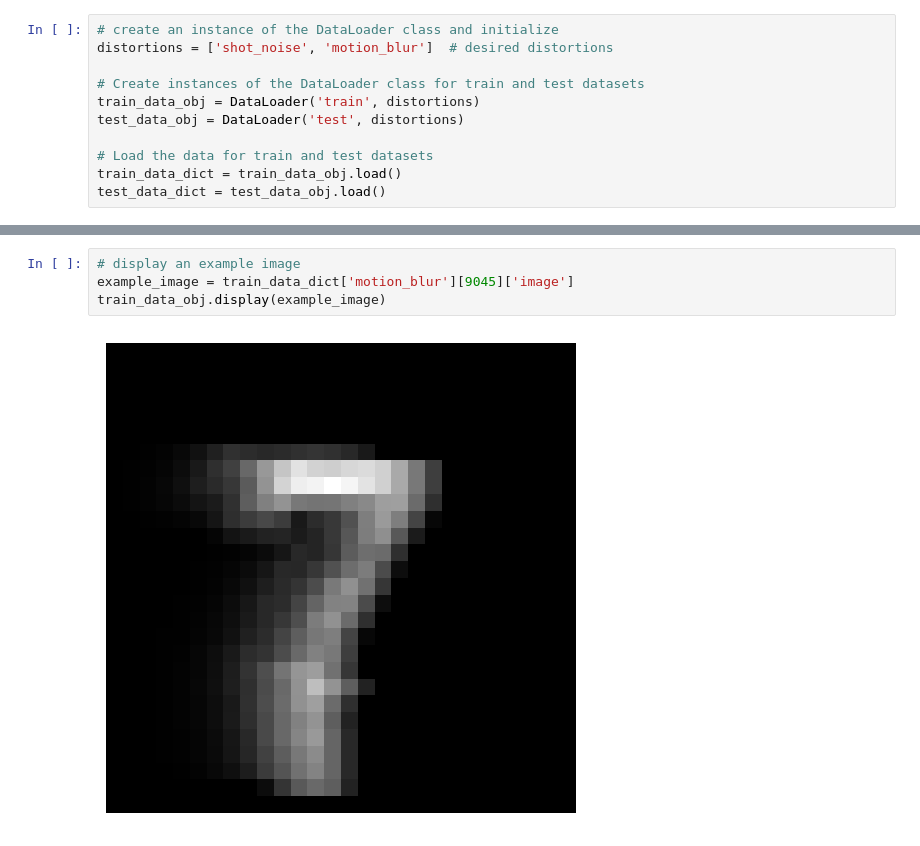
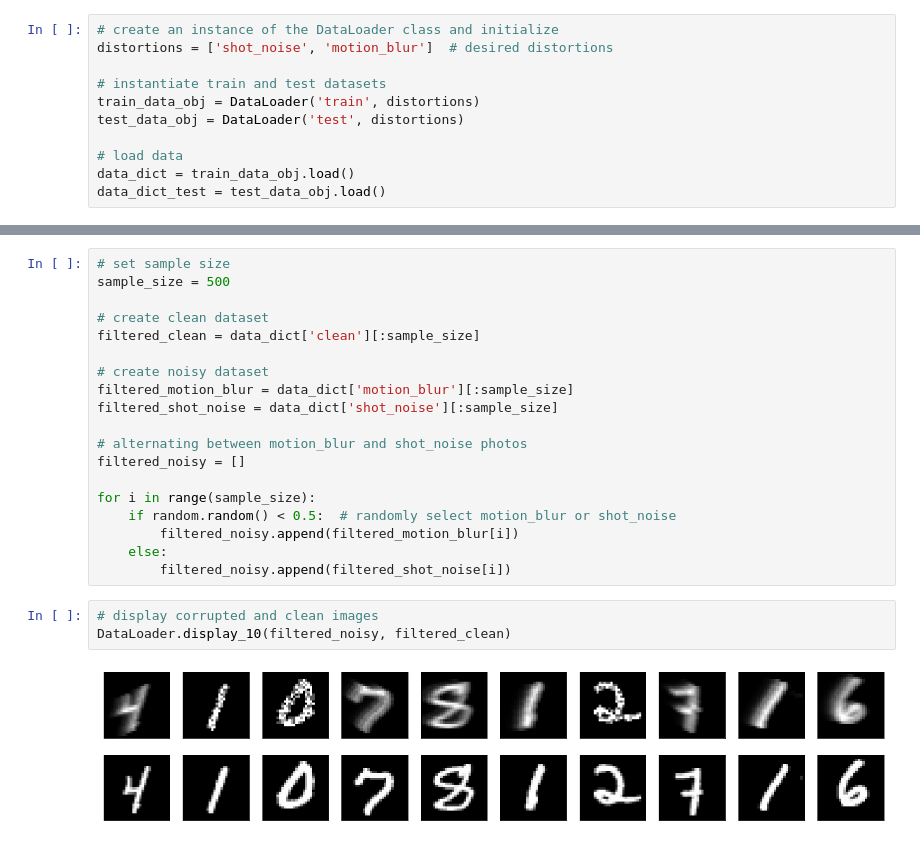
Before and after one commit to erikaguti/Deep_Learning_Term_Paper, a Jupyter notebook: model.ipynb, the cells around one changed output, grey strips where cells are left out. Cells and saved outputs as stored; diff of their text form.

```diff
--- a/model.ipynb
+++ b/model.ipynb
@@ -14,10 +16,10 @@ from Data.Data import DataLoader
 # create an instance of the DataLoader class and initialize
 distortions = ['shot_noise', 'motion_blur']  # desired distortions
 
-# Create instances of the DataLoader class for train and test datasets
+# instantiate train and test datasets
 train_data_obj = DataLoader('train', distortions)
 test_data_obj = DataLoader('test', distortions)
 
-# Load the data for train and test datasets
-train_data_dict = train_data_obj.load()
-test_data_dict = test_data_obj.load()
+# load data
+data_dict = train_data_obj.load()
+data_dict_test = test_data_obj.load()
@@ -45,6 +26,24 @@ train_data_obj.display(example_image)
-# %%
-# display an example image
-example_image = train_data_dict['motion_blur'][9045]['image']
-train_data_obj.display(example_image)
-# %% [output]
-[figure, removed]
+# %%
+# set sample size
+sample_size = 500
+
+# create clean dataset
+filtered_clean = data_dict['clean'][:sample_size]
+
+# create noisy dataset
+filtered_motion_blur = data_dict['motion_blur'][:sample_size]
+filtered_shot_noise = data_dict['shot_noise'][:sample_size]
+
+# alternating between motion_blur and shot_noise photos
+filtered_noisy = []
+
+for i in range(sample_size):
+    if random.random() < 0.5:  # randomly select motion_blur or shot_noise
+        filtered_noisy.append(filtered_motion_blur[i])
+    else:
+        filtered_noisy.append(filtered_shot_noise[i])
+# %%
+# display corrupted and clean images
+DataLoader.display_10(filtered_noisy, filtered_clean)
+# %% [output]
+[figure, added]
```
Also changed, not shown: parts of 10 cells of this notebook, 8 other files.
